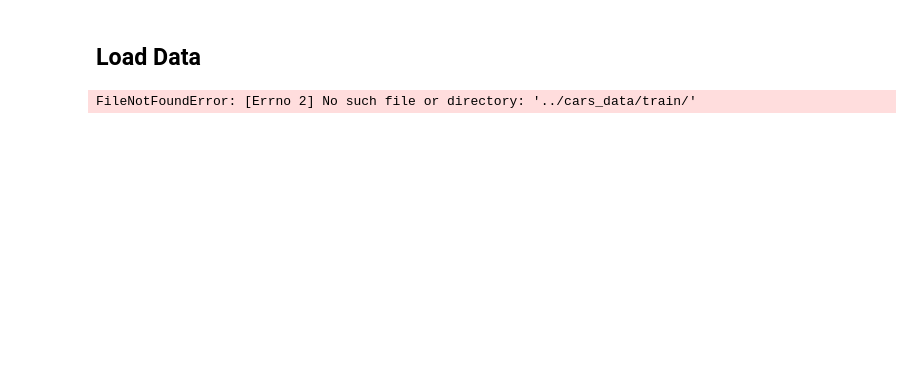
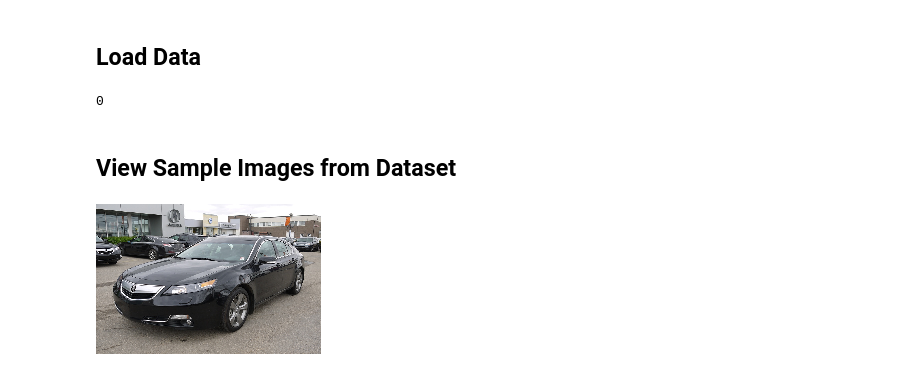
Before and after one commit to hm9464/car_image_classification, a Jupyter notebook: notebooks/1_EDA.ipynb, the cells around one changed output. Saved outputs shown, nothing was run; the diff lists cells and outputs as text; code cells hidden in the pictures; blank space fills up the shorter version.

```diff
--- a/notebooks/1_EDA.ipynb
+++ b/notebooks/1_EDA.ipynb
@@ -18,7 +18,2 @@ Using TensorFlow backend.
 # %% [markdown]
 ## Load Data
-# %%
-with open("../cars_data/train/") as file:
-    file.read()
-# %% [output]
-FileNotFoundError: [Errno 2] No such file or directory: '../cars_data/train/'
@@ -26,0 +20,24 @@ FileNotFoundError: [Errno 2] No such file or directory: '../cars_data/train/'
+# %%
+# For each car, find the number of images (both training and testing sets)
+
+import os
+root_dir = "C:/Users/himi6/Google Drive/All documents/Personal Projects/deep_learning/car_image_classification/car_data/train"
+
+file_dict = {}
+
+for dir_, _, files in os.walk(root_dir):
+    rel_dir = os.path.relpath(dir_, root_dir)
+    file_dict.setdefault(rel_dir, len(files))
+
+file_dict.pop('.')
+# %% [output]
+0
+# %% [markdown]
+## View Sample Images from Dataset
+# %%
+test_image1 = image.load_img('../car_data/train/Acura TL Sedan 2012/00002.jpg', target_size=(150, 225))
+test_image2 = image.load_img('../car_data/train/Acura TL Sedan 2012/00740.jpg', target_size=(150, 225))
+# %%
+test_image1
+# %% [output]
+[figure, added]
```
Also changed, not shown: parts of 12 cells of this notebook.
